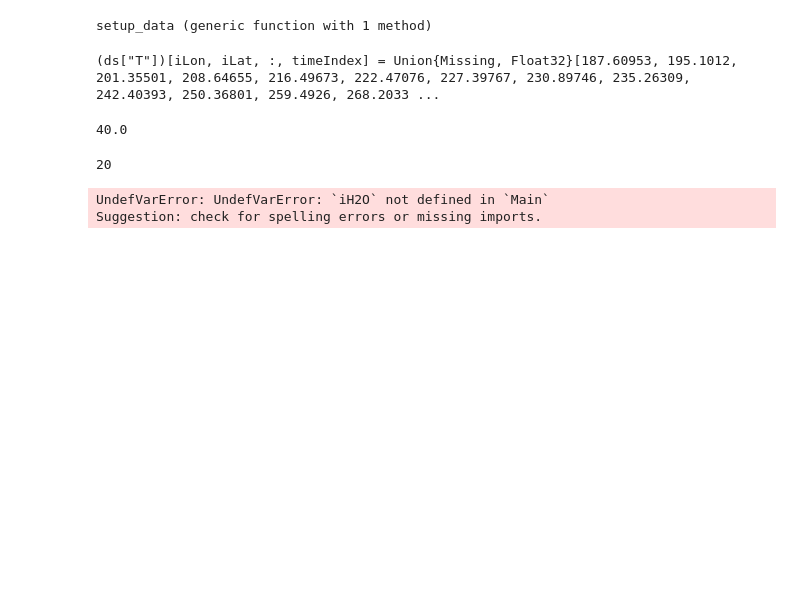
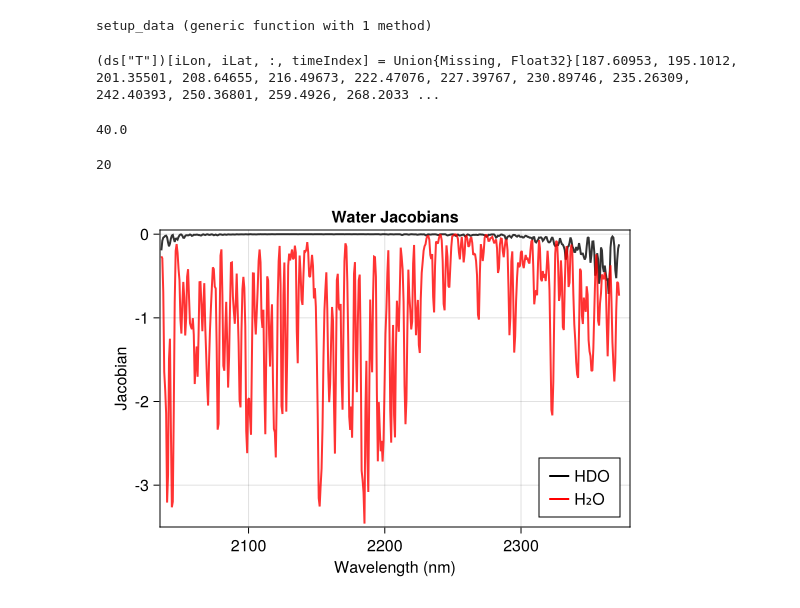
Before and after one commit to Carbon-I/CarbonI, a Jupyter notebook: src/notebooks/Jacobians_Gain.ipynb, the cells around one changed output. Drawn from its saved outputs; the diff is of its cells as text; code cells hidden in the pictures; blank space fills up the shorter version.

Commit message:
Up Jacobians

```diff
--- a/src/notebooks/Jacobians_Gain.ipynb
+++ b/src/notebooks/Jacobians_Gain.ipynb
@@ -60,19 +60,22 @@ G = inv(K'inv(Se)K + inv(Sₐ))K'inv(Se);
 Ŝ = inv(K'inv(Se)K + inv(Sₐ));
 # %%
 iHDO = findall(h["hdo"].>0)[end];
-iH20 = findall(h["h2o"].>0)[end];
-# %% [output]
-20
+# %%
+iH2O = findall(h["h2o"].>0)[end]
+# %% [output]
+20
 # %%
 f = Figure(resolution=(550,400), backgroundcolor=:transparent)
 ax = Axis(f[1,1], xlabel="Wavelength (nm)", ylabel="Jacobian", title="Water Jacobians")
 # For CH4 (100 and 120e-)
 al = 0.8
 hdo = lines!(ax, specs.instrument_wl, K[:,iHDO], color=:black, linewidth=2, label="HDO", alpha=al)
 h2o = lines!(ax, specs.instrument_wl, K[:,iH2O], color=:red, linewidth=2, label="H₂O", alpha=al)
 
-
+xlims!(ax,2035,2380)
+ylims!(ax,-3.5,0.05)
+axislegend(ax,position = :rb)
+save("../../plots/final/WaterJacobians.pdf",f)
 f
 # %% [output]
-UndefVarError: UndefVarError: `iH2O` not defined in `Main`
-Suggestion: check for spelling errors or missing imports.
+[figure, added]
```
